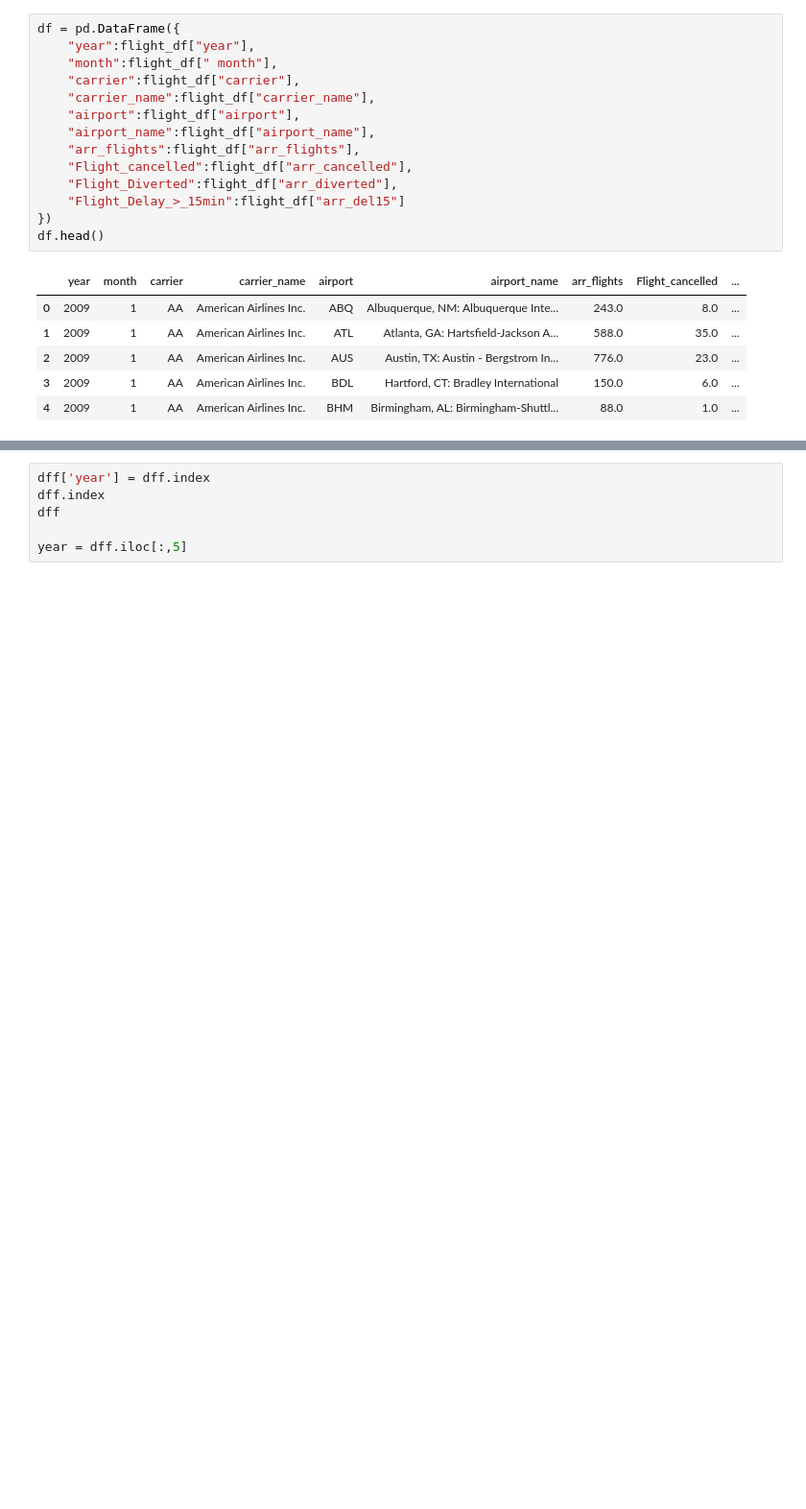
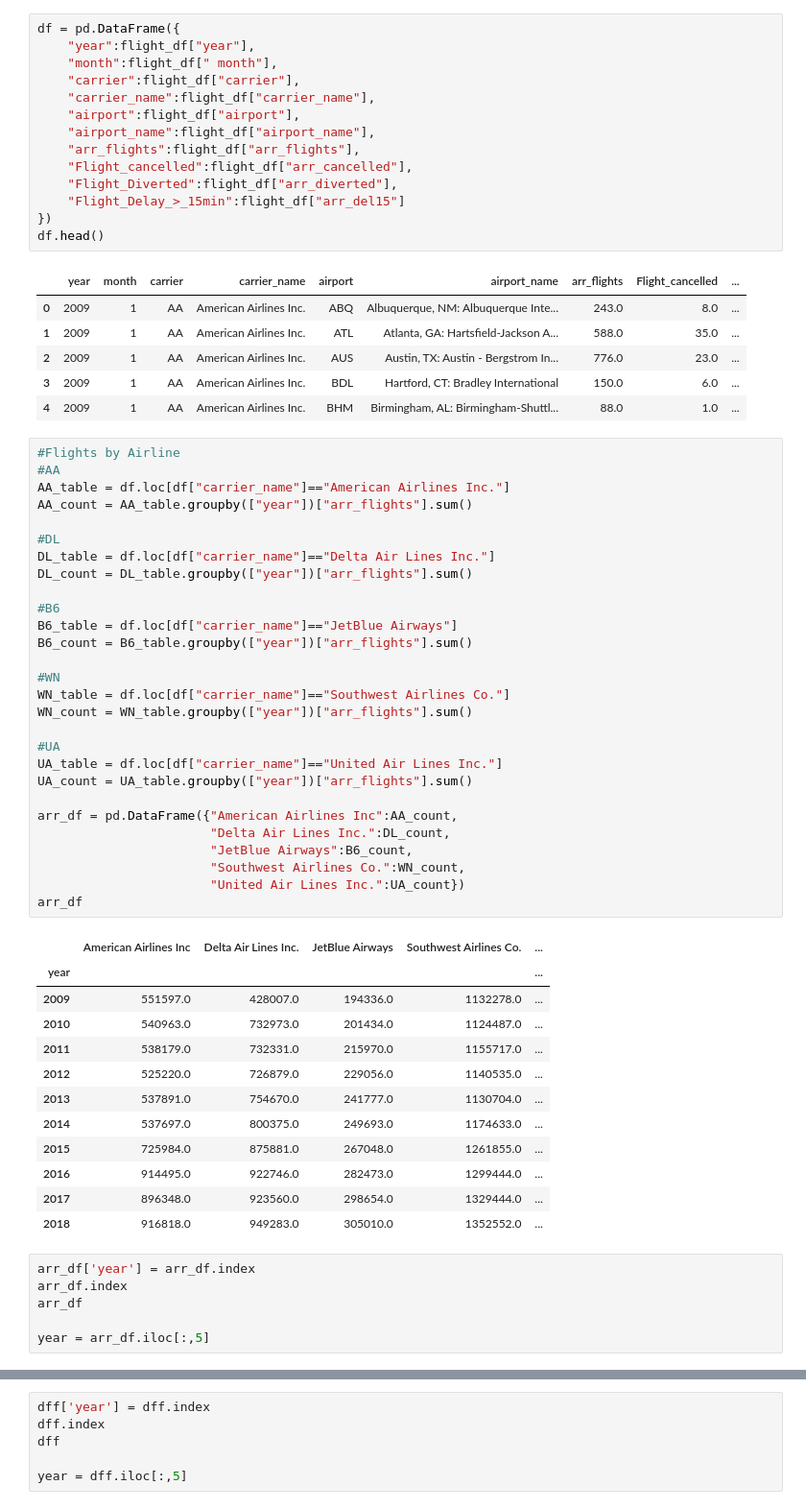
Before and after one commit to mdonatiello/Project3-Machine_Learning, a Jupyter notebook: Liana_arrivals.ipynb, the cells around one changed output, grey strips where cells are left out. Shown at 96% size. Drawn from its saved outputs; the diff is of its cells as text; blank space fills up the shorter version.

```diff
--- a/Liana_arrivals.ipynb
+++ b/Liana_arrivals.ipynb
@@ -40,3 +40,50 @@ df.head()
 | 2 | 2009 | 1 | AA | American Airlines Inc. | AUS | Austin, TX: Austin - Bergstrom In... | 776.0 | 23.0 | ... |
 | 3 | 2009 | 1 | AA | American Airlines Inc. | BDL | Hartford, CT: Bradley International | 150.0 | 6.0 | ... |
 | 4 | 2009 | 1 | AA | American Airlines Inc. | BHM | Birmingham, AL: Birmingham-Shuttl... | 88.0 | 1.0 | ... |
+# %%
+#Flights by Airline
+#AA
+AA_table = df.loc[df["carrier_name"]=="American Airlines Inc."]
+AA_count = AA_table.groupby(["year"])["arr_flights"].sum()
+
+#DL
+DL_table = df.loc[df["carrier_name"]=="Delta Air Lines Inc."]
+DL_count = DL_table.groupby(["year"])["arr_flights"].sum()
+
+#B6
+B6_table = df.loc[df["carrier_name"]=="JetBlue Airways"]
+B6_count = B6_table.groupby(["year"])["arr_flights"].sum()
+
+#WN
+WN_table = df.loc[df["carrier_name"]=="Southwest Airlines Co."]
+WN_count = WN_table.groupby(["year"])["arr_flights"].sum()
+
+#UA
+UA_table = df.loc[df["carrier_name"]=="United Air Lines Inc."]
+UA_count = UA_table.groupby(["year"])["arr_flights"].sum()
+
+arr_df = pd.DataFrame({"American Airlines Inc":AA_count,
+                       "Delta Air Lines Inc.":DL_count,
+                       "JetBlue Airways":B6_count,
+                       "Southwest Airlines Co.":WN_count,
+                       "United Air Lines Inc.":UA_count})
+arr_df
+# %% [output]
+|  | American Airlines Inc | Delta Air Lines Inc. | JetBlue Airways | Southwest Airlines Co. | ... |
+| year |  |  |  |  | ... |
+| 2009 | 551597.0 | 428007.0 | 194336.0 | 1132278.0 | ... |
+| 2010 | 540963.0 | 732973.0 | 201434.0 | 1124487.0 | ... |
+| 2011 | 538179.0 | 732331.0 | 215970.0 | 1155717.0 | ... |
+| 2012 | 525220.0 | 726879.0 | 229056.0 | 1140535.0 | ... |
+| 2013 | 537891.0 | 754670.0 | 241777.0 | 1130704.0 | ... |
+| 2014 | 537697.0 | 800375.0 | 249693.0 | 1174633.0 | ... |
+| 2015 | 725984.0 | 875881.0 | 267048.0 | 1261855.0 | ... |
+| 2016 | 914495.0 | 922746.0 | 282473.0 | 1299444.0 | ... |
+| 2017 | 896348.0 | 923560.0 | 298654.0 | 1329444.0 | ... |
+| 2018 | 916818.0 | 949283.0 | 305010.0 | 1352552.0 | ... |
+# %%
+arr_df['year'] = arr_df.index
+arr_df.index
+arr_df
+
+year = arr_df.iloc[:,5]
```
Also changed, not shown: parts of 3 cells of this notebook.
